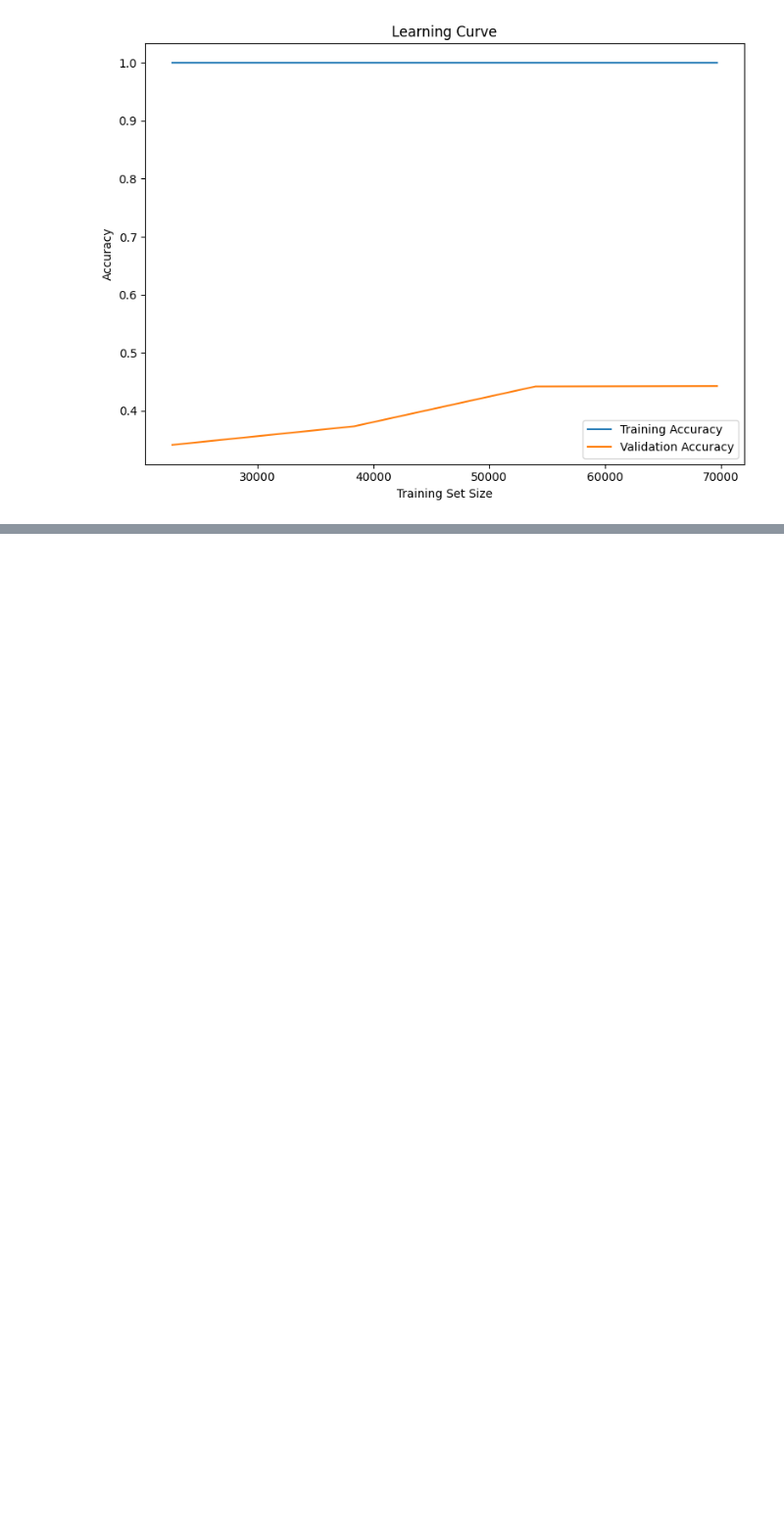
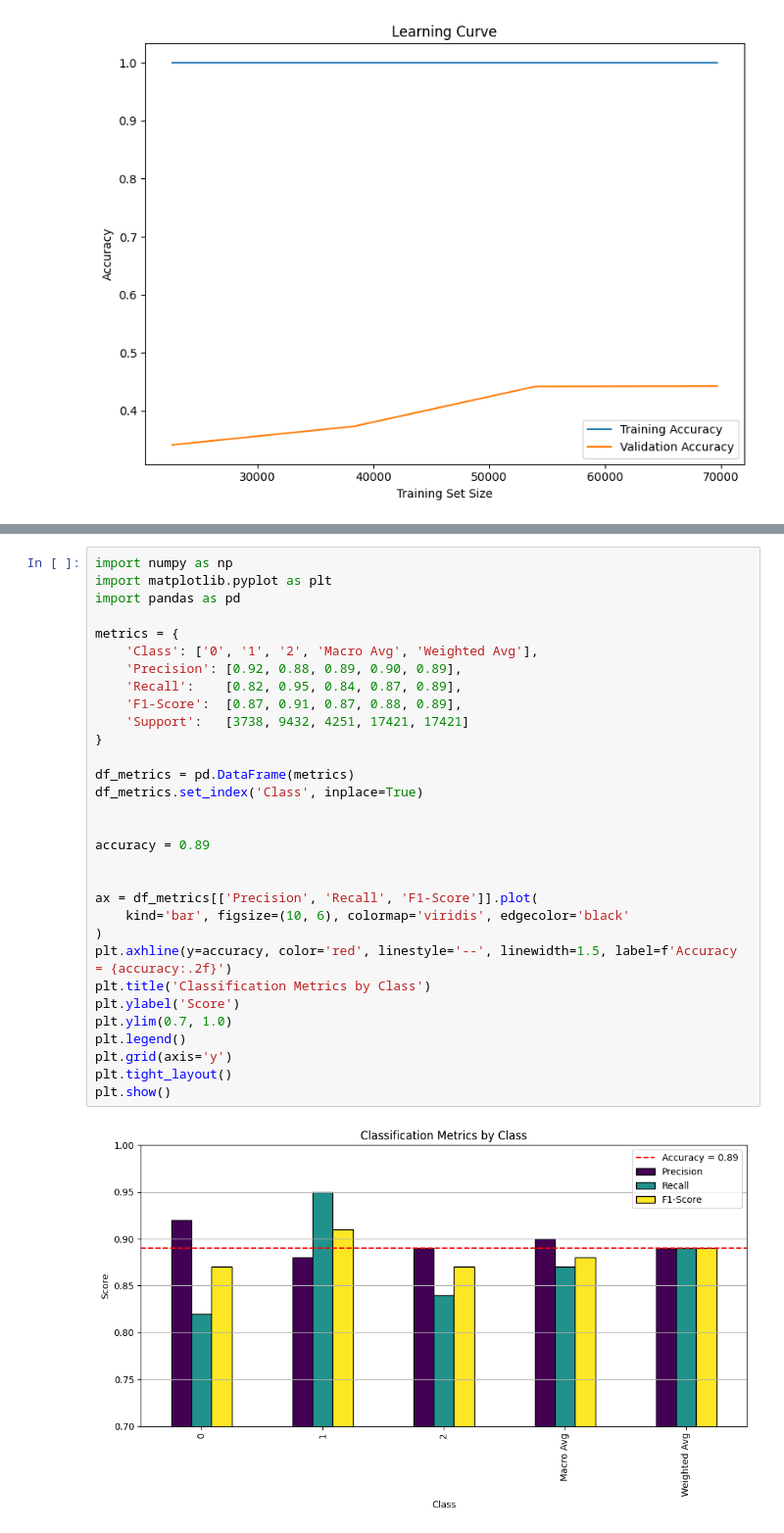
Before and after one commit to GavinSaiun/Motion-Based-Table-Tennis-Skill-Prediction, a Jupyter notebook: XGBoost.ipynb, the cells around one changed output, grey strips where cells are left out. Shown at 98% size. Saved outputs shown, nothing was run; the diff lists cells and outputs as text; blank space fills up the shorter version.

```diff
--- a/XGBoost.ipynb
+++ b/XGBoost.ipynb
@@ -215,0 +213,33 @@ plt.show()
+# %%
+import numpy as np
+import matplotlib.pyplot as plt
+import pandas as pd
+
+metrics = {
+    'Class': ['0', '1', '2', 'Macro Avg', 'Weighted Avg'],
+    'Precision': [0.92, 0.88, 0.89, 0.90, 0.89],
+    'Recall':    [0.82, 0.95, 0.84, 0.87, 0.89],
+    'F1-Score':  [0.87, 0.91, 0.87, 0.88, 0.89],
+    'Support':   [3738, 9432, 4251, 17421, 17421]
+}
+
+df_metrics = pd.DataFrame(metrics)
+df_metrics.set_index('Class', inplace=True)
+
+
+accuracy = 0.89
+
+
+ax = df_metrics[['Precision', 'Recall', 'F1-Score']].plot(
+    kind='bar', figsize=(10, 6), colormap='viridis', edgecolor='black'
+)
+plt.axhline(y=accuracy, color='red', linestyle='--', linewidth=1.5, label=f'Accuracy = {accuracy:.2f}')
+plt.title('Classification Metrics by Class')
+plt.ylabel('Score')
+plt.ylim(0.7, 1.0)
+plt.legend()
+plt.grid(axis='y')
+plt.tight_layout()
+plt.show()
+# %% [output]
+[figure, added]
```
Also changed, not shown: parts of 10 cells of this notebook.
